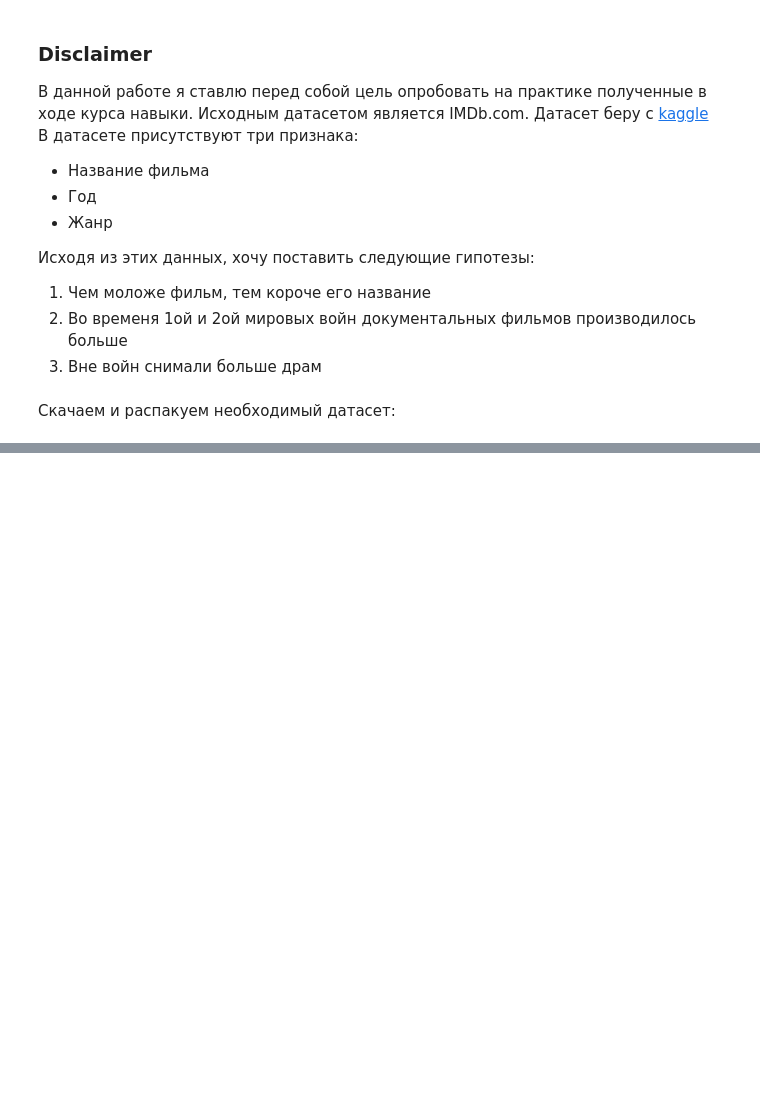
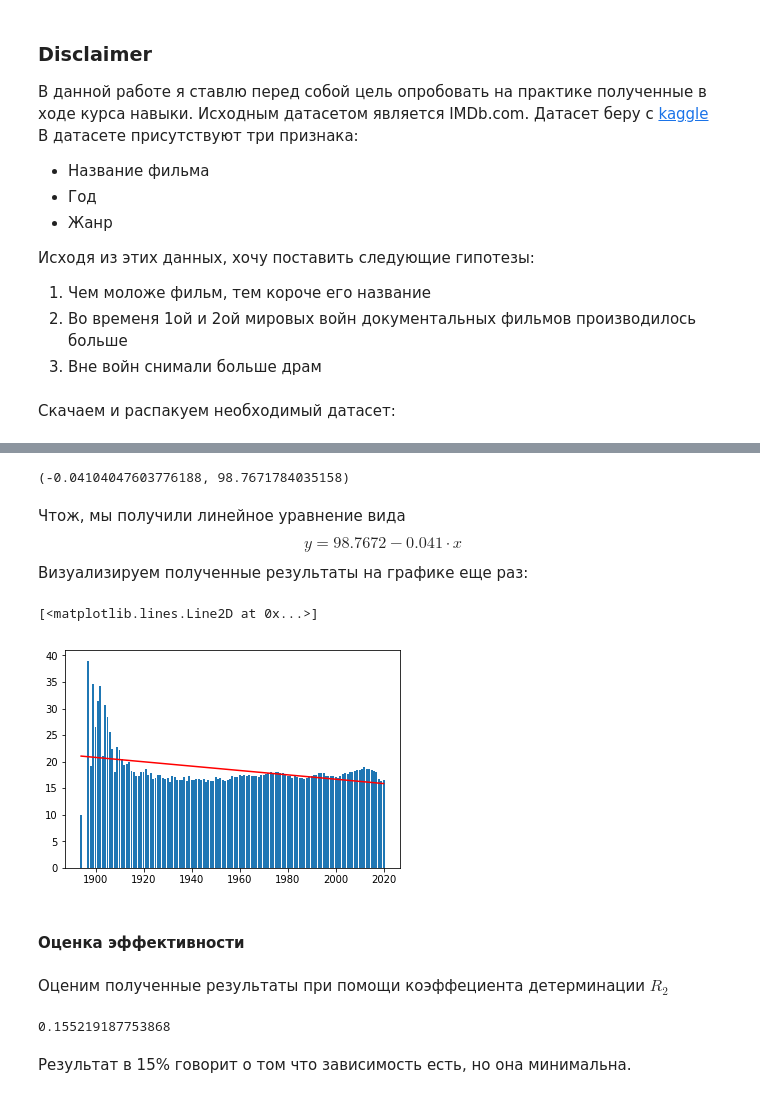
Before and after one commit to DmitryVGusev/GB-Teorver, a Jupyter notebook: Teorver_Coursework.ipynb, the cells around one changed output, grey strips where cells are left out. Drawn from its saved outputs; the diff is of its cells as text; code cells hidden in the pictures; blank space fills up the shorter version.

```diff
--- a/Teorver_Coursework.ipynb
+++ b/Teorver_Coursework.ipynb
@@ -67,0 +131,28 @@ data
+# %%
+x1 = gb.index
+y1 = gb['TITLE_len']
+b11, b10 = get_linargs(x1, y1)
+b11, b10
+# %% [output]
+(-0.04104047603776188, 98.7671784035158)
+# %% [markdown]
+Чтож, мы получили линейное уравнение вида
+$$y = 98.7672 - 0.041 \cdot x$$
+Визуализируем полученные результаты на графике еще раз:
+# %%
+plt.bar(x1, gb['TITLE_len'])
+plt.plot(x1, b10 + b11*x1, color='red')
+# %% [output]
+[<matplotlib.lines.Line2D at 0x...>]
+[figure, added]
+# %% [markdown]
+#### Оценка эффективности
+# %% [markdown]
+Оценим полученные результаты при помощи коэффециента детерминации $R_2$
+# %%
+from sklearn.metrics import r2_score
+r2_score(y1, b0 + b1*x1)
+# %% [output]
+0.155219187753868
+# %% [markdown]
+Результат в 15% говорит о том что зависимость есть, но она минимальна.
```
Also changed, not shown: parts of 37 cells of this notebook.
